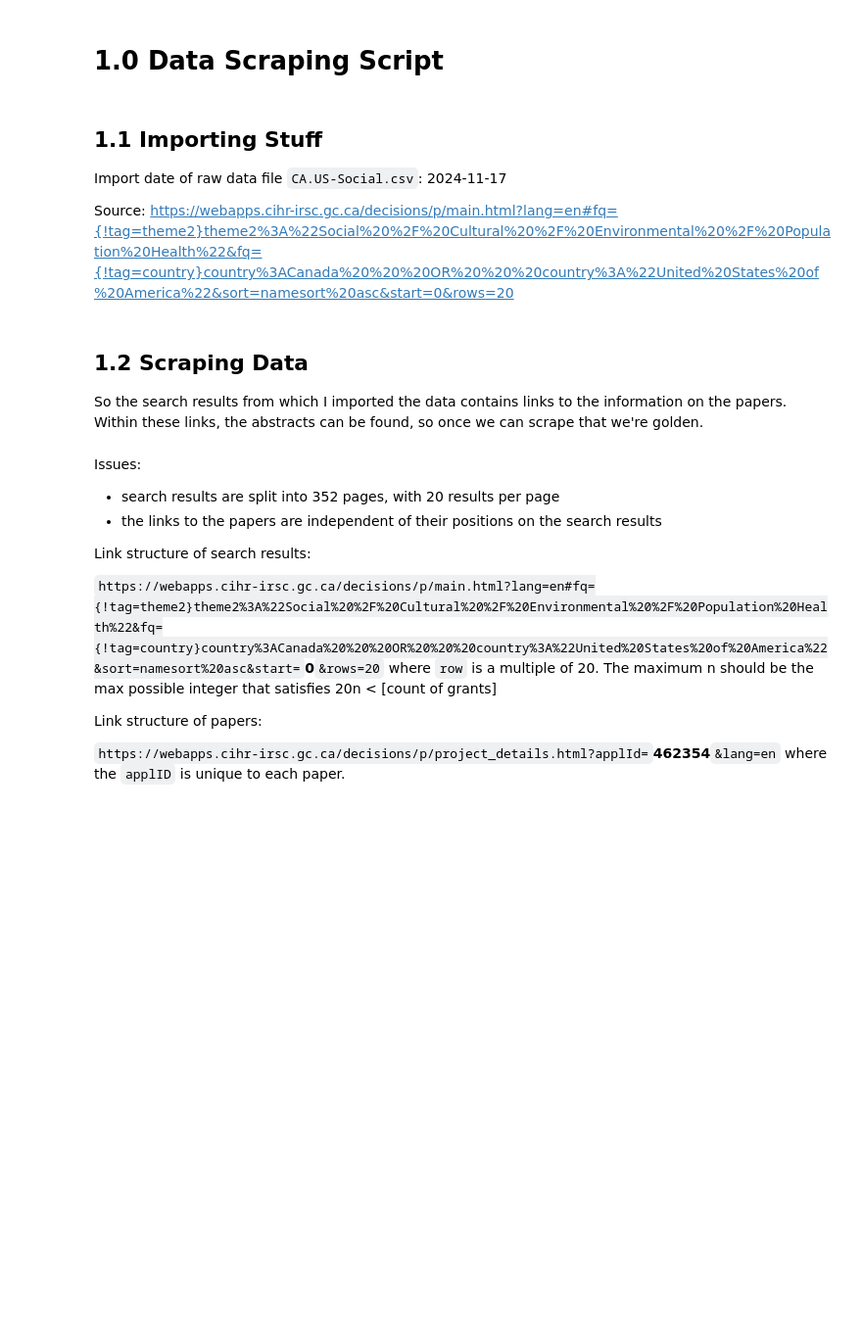
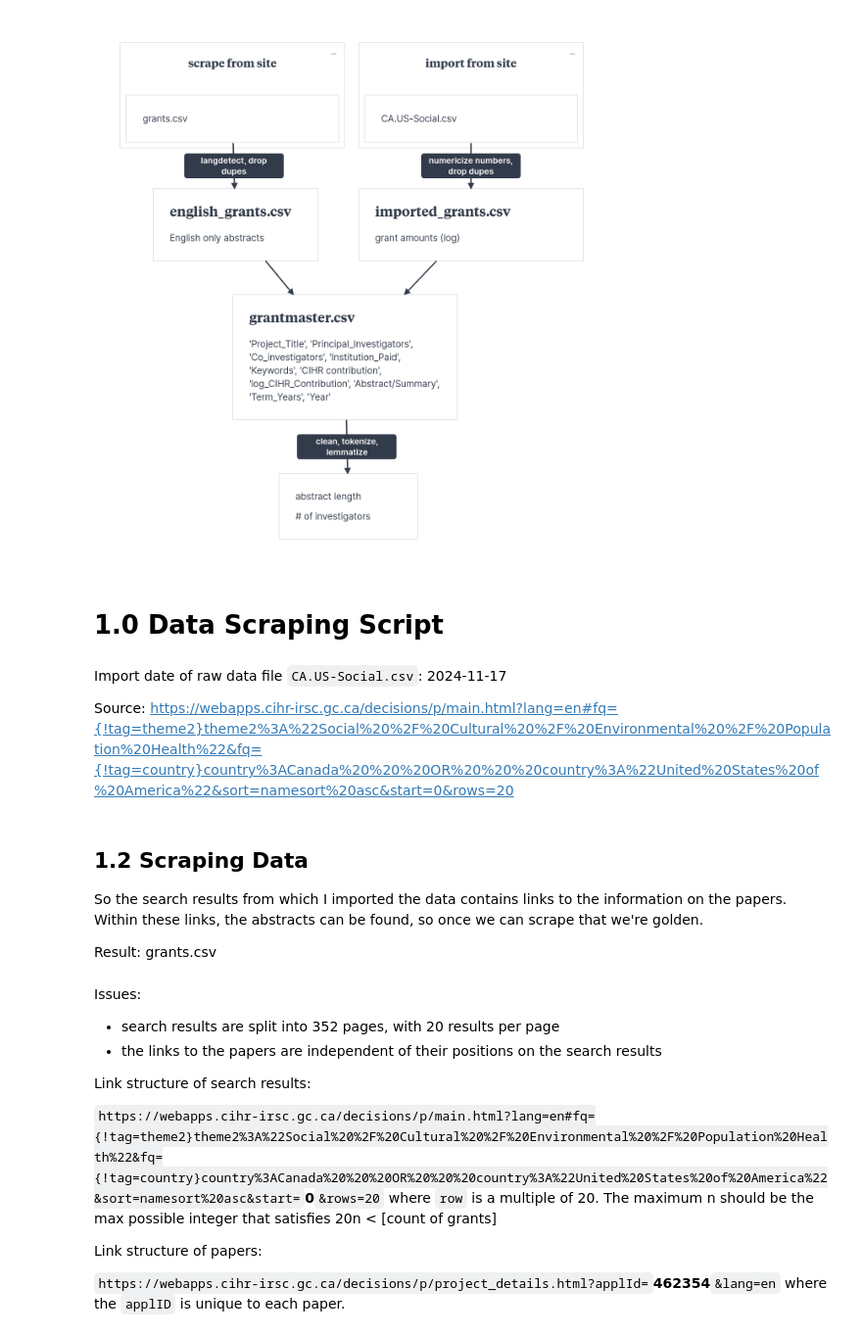
Before and after one commit to joycetheok/Grant-Abstract-Funding-Prediction, a Jupyter notebook: code.ipynb, the cells around one changed output. Shown at 98% size. Saved outputs shown, nothing was run; the diff lists cells and outputs as text; code cells hidden in the pictures; blank space fills up the shorter version.

Commit message:
Streamlined code.ipynb
Now has a flowchart describing the process of the script

```diff
--- a/code.ipynb
+++ b/code.ipynb
@@ -1,8 +1,11 @@
+# %%
+from IPython.display import display, Image
+display(Image(filename="images/code script plan.png", width=600))
+# %% [output]
+[figure, added]
 # %% [markdown]
 # 1.0 Data Scraping Script
 # %% [markdown]
-## 1.1 Importing Stuff
-
 Import date of raw data file `CA.US-Social.csv`:  2024-11-17
 
 Source:  https://webapps.cihr-irsc.gc.ca/decisions/p/main.html?lang=en#fq={!tag=theme2}theme2%3A%22Social%20%2F%20Cultural%20%2F%20Environmental%20%2F%20Population%20Health%22&fq={!tag=country}country%3ACanada%20%20%20OR%20%20%20country%3A%22United%20States%20of%20America%22&sort=namesort%20asc&start=0&rows=20
@@ -28,6 +31,8 @@ import os
 ## 1.2 Scraping Data
 
 So the search results from which I imported the data contains links to the information on the papers.  Within these links, the abstracts can be found, so once we can scrape that we're golden.
+
+Result:  grants.csv
 # %% [markdown]
 Issues:
 - search results are split into 352 pages, with 20 results per page
```
Also changed, not shown: parts of 35 cells of this notebook, 9 other files.
